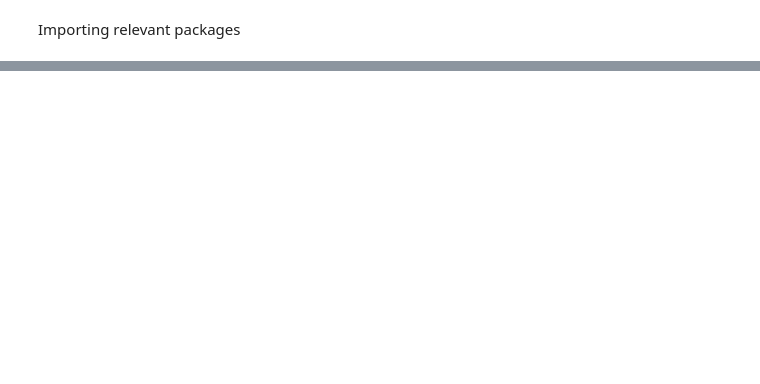
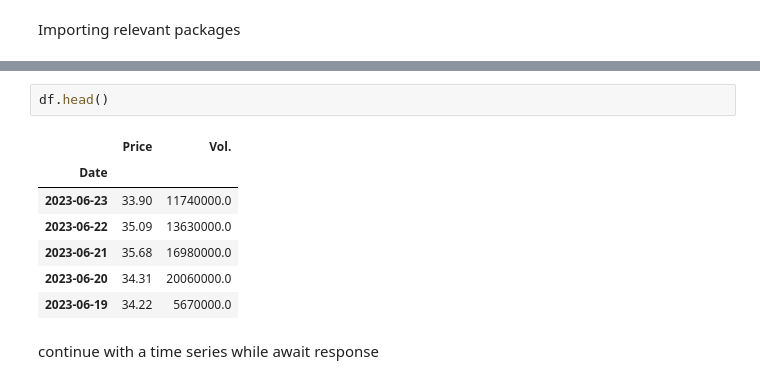
Before and after one commit to up841068/petropredict, a Jupyter notebook: notebook.ipynb, the cells around one changed output, grey strips where cells are left out. Drawn from its saved outputs; the diff is of its cells as text; blank space fills up the shorter version.

```diff
--- a/notebook.ipynb
+++ b/notebook.ipynb
@@ -143,0 +89,12 @@ ValueError: Found input variables with inconsistent numbers of samples: [112, 11
+# %%
+df.head()
+# %% [output]
+|  | Price | Vol. |
+| Date |  |  |
+| 2023-06-23 | 33.90 | 11740000.0 |
+| 2023-06-22 | 35.09 | 13630000.0 |
+| 2023-06-21 | 35.68 | 16980000.0 |
+| 2023-06-20 | 34.31 | 20060000.0 |
+| 2023-06-19 | 34.22 | 5670000.0 |
+# %% [markdown]
+continue with a time series while await response
```
Also changed, not shown: parts of 16 cells of this notebook.
